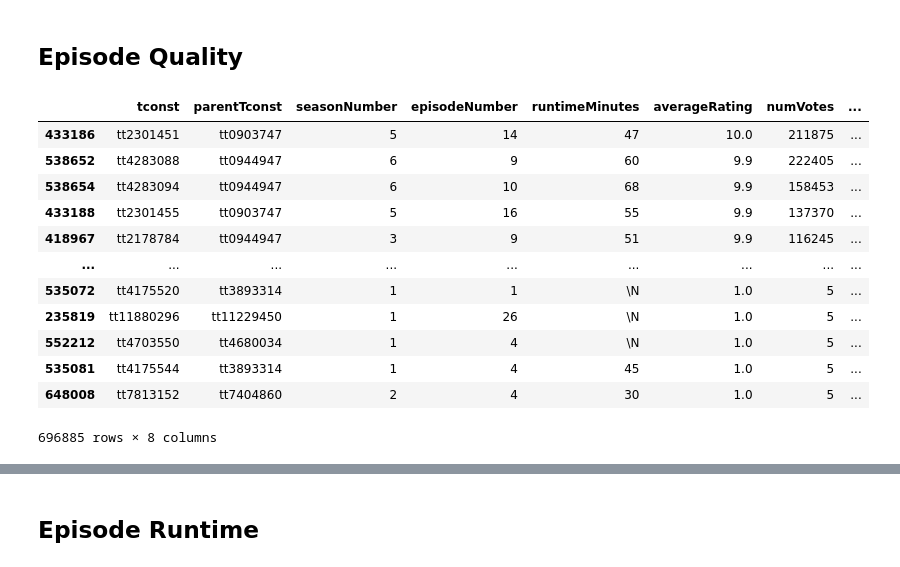
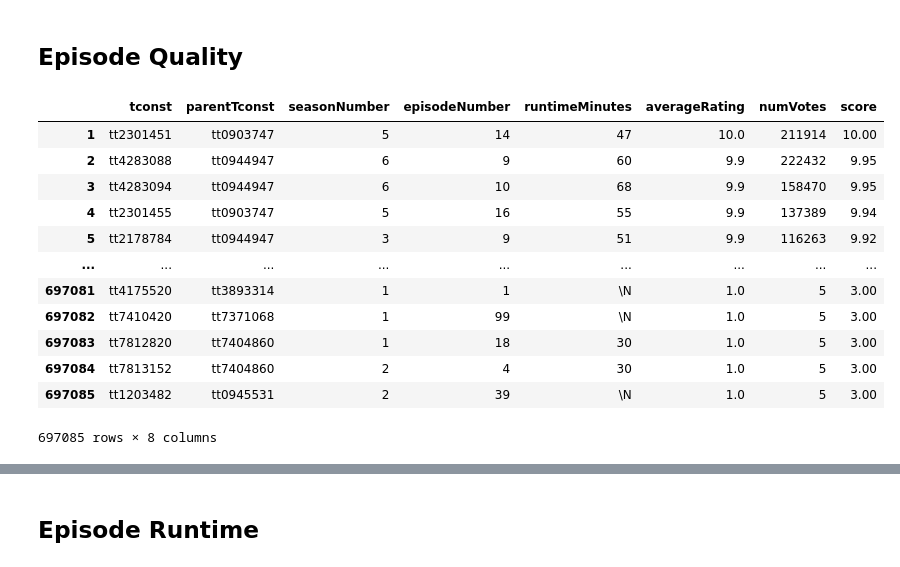
Before and after one commit to kmcsquared/WatchNext, a Jupyter notebook: Notebooks/SeriesSelector.ipynb, the cells around one changed output, grey strips where cells are left out. Drawn from its saved outputs; the diff is of its cells as text; code cells hidden in the pictures.

```diff
--- a/SeriesSelector.ipynb
+++ b/Notebooks/SeriesSelector.ipynb
@@ -141,22 +137,21 @@ df_series_score.head()
 # %% [markdown]
 ## Episode Quality
-# %%
-df_imdb_episodes['episodeScore'] = df_imdb_episodes['averageRating'] * df_imdb_episodes['numVotes']
-df_imdb_episodes = normalise_scores(df_imdb_episodes, score_col='episodeScore')
-df_imdb_episodes
-# %% [output]
-|  | tconst | parentTconst | seasonNumber | episodeNumber | runtimeMinutes | averageRating | numVotes | ... |
-| 433186 | tt2301451 | tt0903747 | 5 | 14 | 47 | 10.0 | 211875 | ... |
-| 538652 | tt4283088 | tt0944947 | 6 | 9 | 60 | 9.9 | 222405 | ... |
-| 538654 | tt4283094 | tt0944947 | 6 | 10 | 68 | 9.9 | 158453 | ... |
-| 433188 | tt2301455 | tt0903747 | 5 | 16 | 55 | 9.9 | 137370 | ... |
-| 418967 | tt2178784 | tt0944947 | 3 | 9 | 51 | 9.9 | 116245 | ... |
-| ... | ... | ... | ... | ... | ... | ... | ... | ... |
-| 535072 | tt4175520 | tt3893314 | 1 | 1 | \N | 1.0 | 5 | ... |
-| 235819 | tt11880296 | tt11229450 | 1 | 26 | \N | 1.0 | 5 | ... |
-| 552212 | tt4703550 | tt4680034 | 1 | 4 | \N | 1.0 | 5 | ... |
-| 535081 | tt4175544 | tt3893314 | 1 | 4 | 45 | 1.0 | 5 | ... |
-| 648008 | tt7813152 | tt7404860 | 2 | 4 | 30 | 1.0 | 5 | ... |
-696885 rows × 8 columns
+# %%
+df_imdb_episodes = normalise_content(df_imdb_episodes)
+df_imdb_episodes
+# %% [output]
+|  | tconst | parentTconst | seasonNumber | episodeNumber | runtimeMinutes | averageRating | numVotes | score |
+| 1 | tt2301451 | tt0903747 | 5 | 14 | 47 | 10.0 | 211914 | 10.00 |
+| 2 | tt4283088 | tt0944947 | 6 | 9 | 60 | 9.9 | 222432 | 9.95 |
+| 3 | tt4283094 | tt0944947 | 6 | 10 | 68 | 9.9 | 158470 | 9.95 |
+| 4 | tt2301455 | tt0903747 | 5 | 16 | 55 | 9.9 | 137389 | 9.94 |
+| 5 | tt2178784 | tt0944947 | 3 | 9 | 51 | 9.9 | 116263 | 9.92 |
+| ... | ... | ... | ... | ... | ... | ... | ... | ... |
+| 697081 | tt4175520 | tt3893314 | 1 | 1 | \N | 1.0 | 5 | 3.00 |
+| 697082 | tt7410420 | tt7371068 | 1 | 99 | \N | 1.0 | 5 | 3.00 |
+| 697083 | tt7812820 | tt7404860 | 1 | 18 | 30 | 1.0 | 5 | 3.00 |
+| 697084 | tt7813152 | tt7404860 | 2 | 4 | 30 | 1.0 | 5 | 3.00 |
+| 697085 | tt1203482 | tt0945531 | 2 | 39 | \N | 1.0 | 5 | 3.00 |
+697085 rows × 8 columns
 # %%
 # Group episodes by the series to which they belong and calculate their mean score
```
Also changed, not shown: parts of 8 cells of this notebook, 6 other files.
